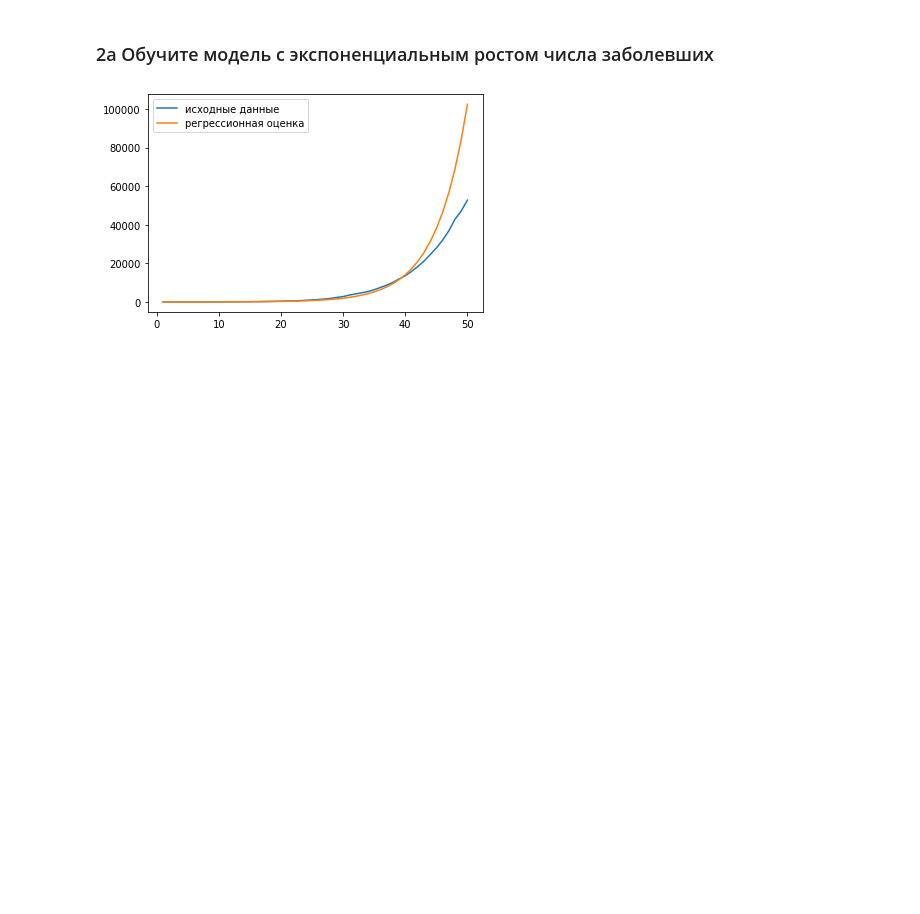
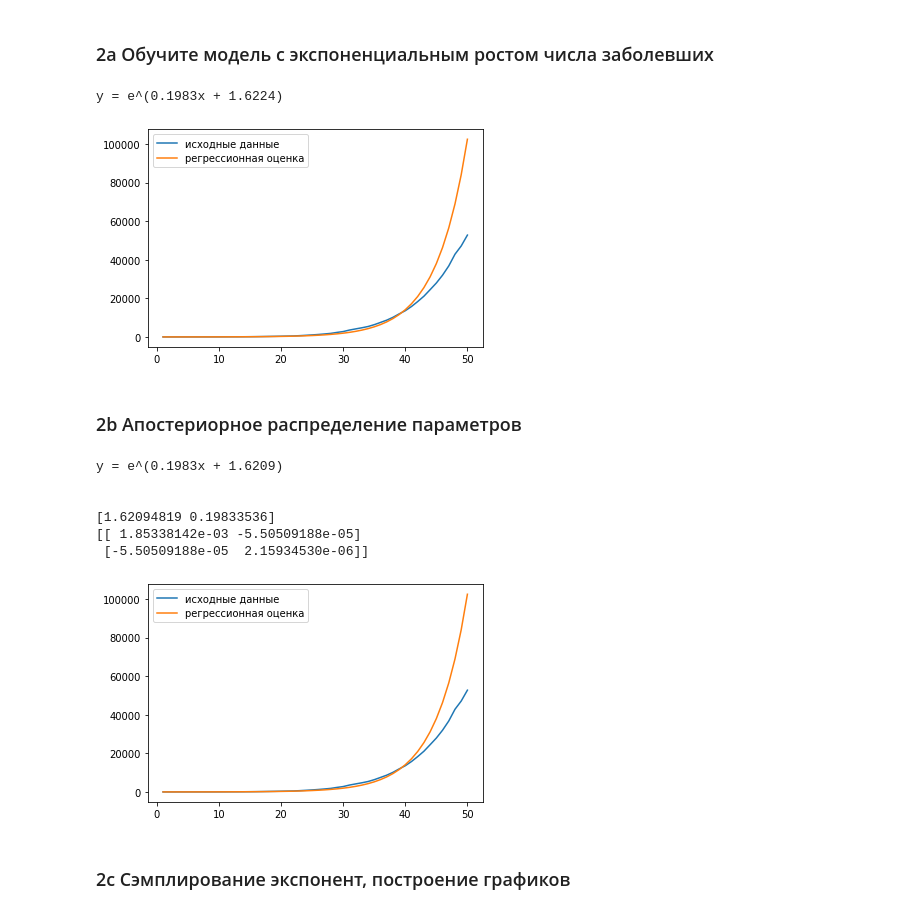
Before and after one commit to MelekhDA/made_advanced_ml, a Jupyter notebook: homework_1/homework_1.ipynb, the cells around one changed output. Cells and saved outputs as stored; diff of their text form; code cells hidden in the pictures; blank space fills up the shorter version.

```diff
--- a/homework_1/homework_1.ipynb
+++ b/homework_1/homework_1.ipynb
@@ -127,14 +127,16 @@ plt.show()
 [figure]
 # %% [markdown]
 ## 2. Постройте графики целевых переменных
+# %%
+x = np.array([i + 1 for i in range(df_50.shape[0])]).reshape(-1, 1)
+ln_y_total_cases = np.log(df_50['total_cases'])
 # %% [markdown]
 ### 2a Обучите модель с экспоненциальным ростом числа заболевших
 # %%
-x = np.array([i + 1 for i in range(df_50.shape[0])]).reshape(-1, 1)
-y = np.log(df_50['total_cases'])
+model = LinearRegression()
+model.fit(x, ln_y_total_cases)
 
-model = LinearRegression()
-model.fit(x, y)
+print(f'y = e^({round(model.coef_[0], 4)}x + {round(model.intercept_, 4)})', end='\n' * 2)
 
 predict_y = lambda x: np.exp(model.coef_[0] * x + model.intercept_)
 
@@ -143,4 +145,46 @@ plt.plot(x, [predict_y(i) for i in x.ravel()], label='регрессионная
 plt.legend()
 plt.show()
 # %% [output]
+y = e^(0.1983x + 1.6224)
 [figure]
+# %% [markdown]
+### 2b Апостериорное распределение параметров
+# %%
+def bayesian_update(mu, sigma, x, y, sigma_noise=0.15):
+    """Обновление мат. ожидания и дисперсии"""
+
+    x_matrix = np.array([[1, x]])
+    sigma_n = np.linalg.inv(
+        np.linalg.inv(sigma) + (1 / (sigma_noise ** 2)) * np.matmul(np.transpose(x_matrix), x_matrix))
+    mu_n = np.matmul(sigma_n, np.matmul(np.linalg.inv(sigma), np.transpose(mu)) + (1 / (sigma_noise ** 2)) * np.matmul(
+        np.transpose(x_matrix), np.array([y])))
+    return mu_n, sigma_n
+
+
+current_mu, current_sigma = np.array([0, 0]), 2 * np.array([[1, 0], [0, 1]])
+
+for px, py in zip(x.ravel(), ln_y_total_cases):
+    current_mu, current_sigma = bayesian_update(current_mu, current_sigma, px, py)
+
+print(f'y = e^({round(current_mu[1], 4)}x + {round(current_mu[0], 4)})', end='\n' * 2)
+
+print()
+print(current_mu)
+print(current_sigma)
+
+func = lambda x: np.exp(current_mu[0] + current_mu[1] * x)
+
+plt.plot(x, df_50['total_cases'], label='исходные данные')
+plt.plot(x, [func(i) for i in x.ravel()], label='регрессионная оценка')
+plt.legend()
+plt.show()
+# %% [output]
+y = e^(0.1983x + 1.6209)
+
+
+[1.62094819 0.19833536]
+[[ 1.85338142e-03 -5.50509188e-05]
+ [-5.50509188e-05  2.15934530e-06]]
+[figure, added]
+# %% [markdown]
+### 2c Сэмплирование экспонент, построение графиков
```
Also changed, not shown: parts of 9 cells of this notebook.
